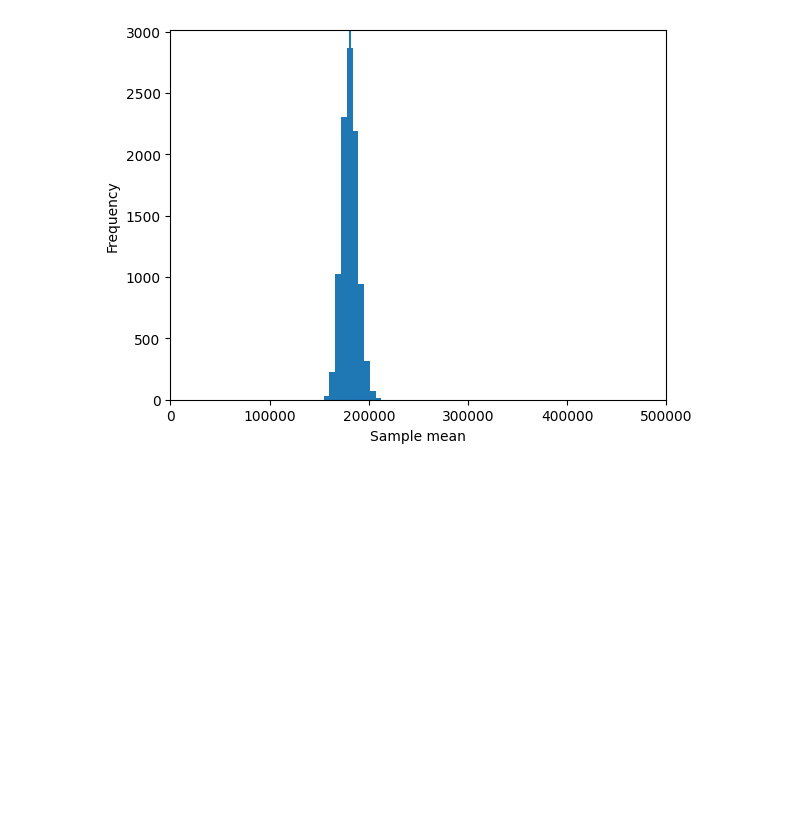
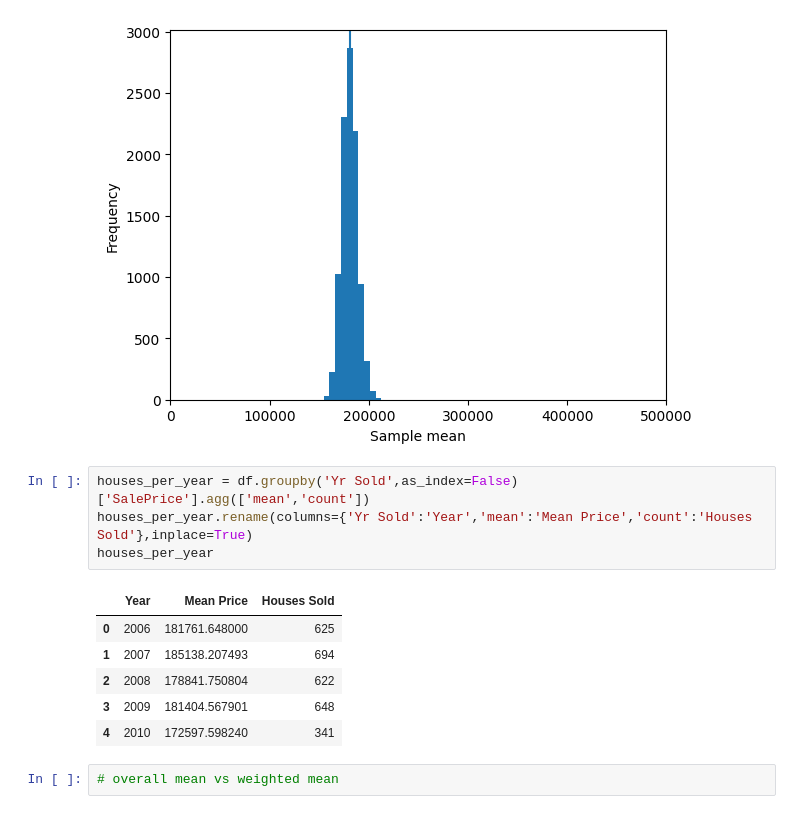
Before and after one commit to dnlsyfq/kaggle_ameshousing, a Jupyter notebook: basic-statistical-analaysis.ipynb, the cells around one changed output. Drawn from its saved outputs; the diff is of its cells as text; blank space fills up the shorter version.

```diff
--- a/basic-statistical-analaysis.ipynb
+++ b/basic-statistical-analaysis.ipynb
@@ -73,3 +73,16 @@ plt.ylabel('Frequency')
 # %% [output]
 Text(0, 0.5, 'Frequency')
 [figure]
+# %%
+houses_per_year = df.groupby('Yr Sold',as_index=False)['SalePrice'].agg(['mean','count'])
+houses_per_year.rename(columns={'Yr Sold':'Year','mean':'Mean Price','count':'Houses Sold'},inplace=True)
+houses_per_year
+# %% [output]
+|  | Year | Mean Price | Houses Sold |
+| 0 | 2006 | 181761.648000 | 625 |
+| 1 | 2007 | 185138.207493 | 694 |
+| 2 | 2008 | 178841.750804 | 622 |
+| 3 | 2009 | 181404.567901 | 648 |
+| 4 | 2010 | 172597.598240 | 341 |
+# %%
+# overall mean vs weighted mean
```
